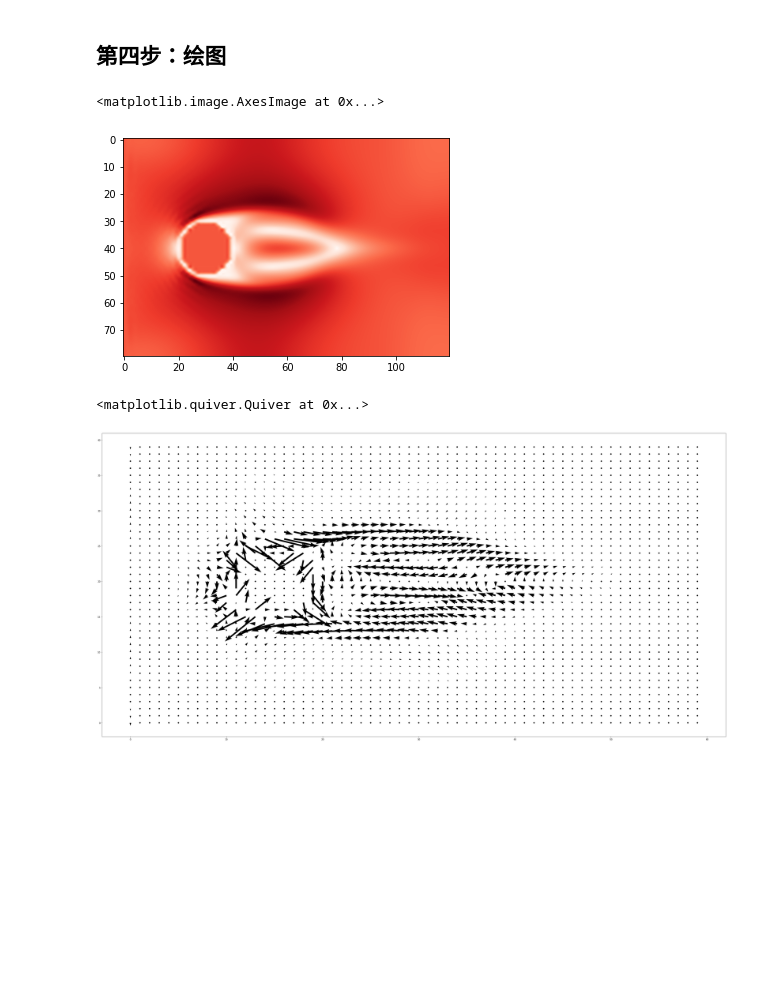
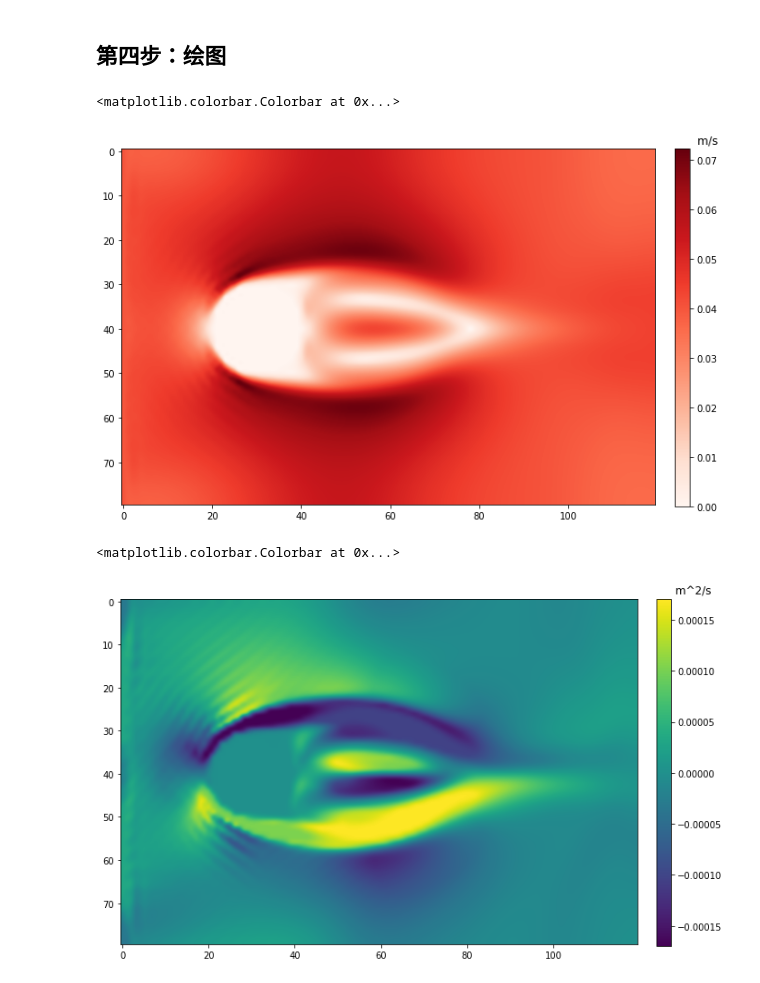
Before and after one commit to zzccchen/review_note, a Jupyter notebook: 数值模拟/Q7_LBflowsBGK/Q7_LBflowsBGK.ipynb, the cells around one changed output. Saved outputs shown, nothing was run; the diff lists cells and outputs as text; code cells hidden in the pictures; blank space fills up the shorter version.

```diff
--- a/数值模拟/Q7_LBflowsBGK/Q7_LBflowsBGK.ipynb
+++ b/数值模拟/Q7_LBflowsBGK/Q7_LBflowsBGK.ipynb
@@ -206,12 +206,18 @@ for time in range(maxIter):
             np.roll(fout[i, :, :], c[i, 0], axis=0), c[i, 1], axis=1)
 # %% [markdown]
 ## 第四步：绘图
+# %%
+obstacle = np.where(obstacle == True)
+u[:,obstacle[0],obstacle[1]]=0
 # %%
+plt.figure(figsize=(11, 7))
 plt.imshow(np.sqrt(u[0]**2+u[1]**2).transpose(),
            cmap=cm.Reds, interpolation='spline36')
+cax = plt.axes([0.9, 0.12, 0.02, 0.76],title="               m/s ")
+plt.colorbar(cax=cax)
 # %% [output]
-<matplotlib.image.AxesImage at 0x...>
+<matplotlib.colorbar.Colorbar at 0x...>
-[figure, old version]
+[figure, new version]
 # %%
 z = np.sqrt(u[0]**2+u[1]**2).transpose()
 v1, u1 = np.gradient(z)
@@ -218,6 +225,0 @@ v1, u1 = np.gradient(z)
-# %%
-plt.figure(figsize=(50, 25))
-plt.quiver(v1[::2, ::2], u1[::2, ::2], scale=0.4)
-# %% [output]
-<matplotlib.quiver.Quiver at 0x...>
-[figure, removed]
@@ -223,0 +238,8 @@ plt.quiver(v1[::2, ::2], u1[::2, ::2], scale=0.4)
+# %%
+plt.figure(figsize=(11, 7))
+plt.imshow(v1+u1,interpolation='bicubic')
+cax = plt.axes([0.9, 0.12, 0.02, 0.76],title="                  m^2/s ")
+plt.colorbar(cax=cax)
+# %% [output]
+<matplotlib.colorbar.Colorbar at 0x...>
+[figure, added]
```
Also changed, not shown: parts of 4 cells of this notebook, 5 other files.
